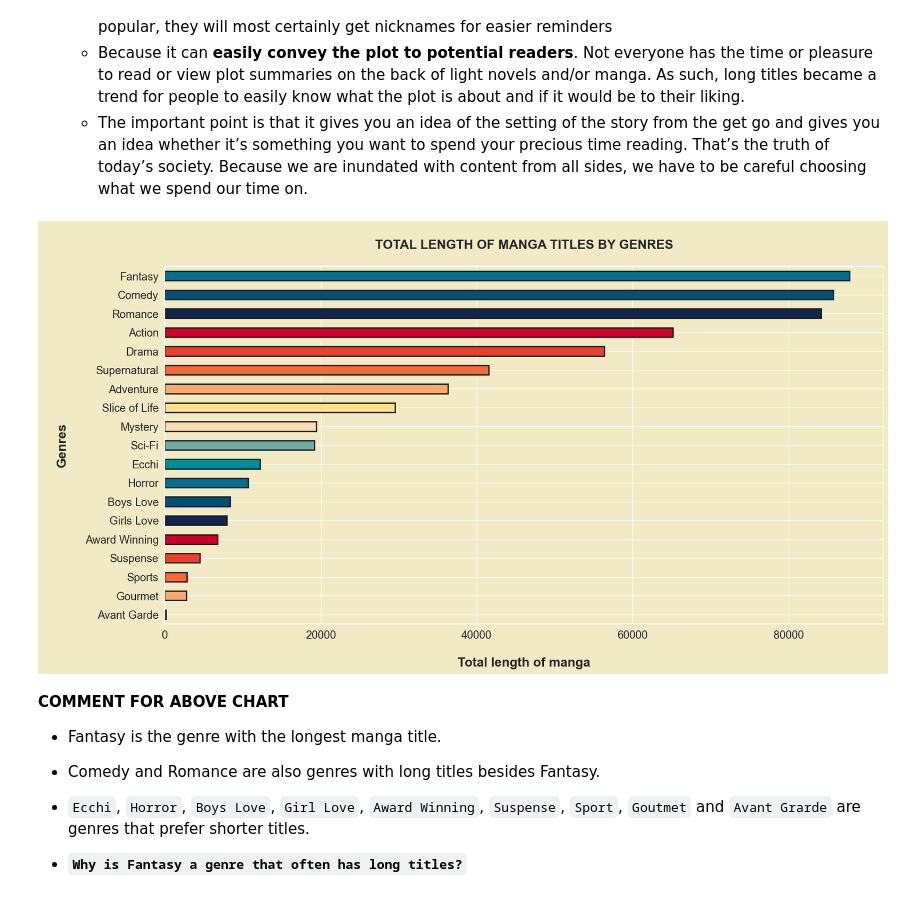
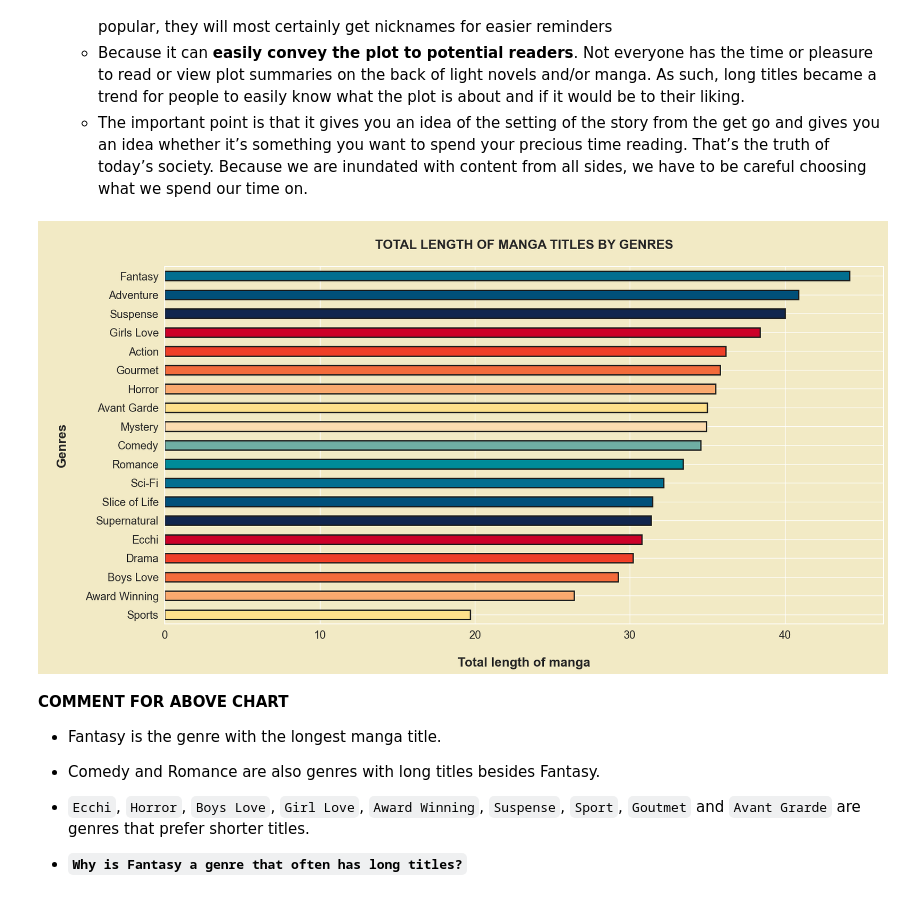
Before and after one commit to duongtruongbinh/IntroDS_FinalProject, a Jupyter notebook: src/Asking_Questions_and_Analyzing.ipynb, the cells around one changed output. Drawn from its saved outputs; the diff is of its cells as text; code cells hidden in the pictures.

```diff
--- a/src/Asking_Questions_and_Analyzing.ipynb
+++ b/src/Asking_Questions_and_Analyzing.ipynb
@@ -79,8 +82,9 @@ memory usage: 813.9+ KB
 # %%
 # Calculating correlation coefficients
 manga_copy_df = manga_df.copy()
+
 correlation_matrix = manga_copy_df[['Chapters', 'Volumes', 'Members', 'Favorite']].corr()
-
+sns.set(rc={"axes.facecolor":"#F2EAC5","figure.facecolor":"#F2EAC5"})
 plt.figure(figsize=(10, 8))
 sns.heatmap(correlation_matrix, annot=True, cmap='coolwarm', fmt='.2f')
 plt.title('Correlation Matrix')
@@ -367,16 +399,16 @@ ax.set_title('\nLENGTH OF MANGA TITLES OVER THE YEARS\n',fontsize=20, weight='bo
 # %%
 manga_copy_df['Genres'] = manga_copy_df['Genres'].apply(eval)
 df = manga_copy_df.explode('Genres').reset_index()
 
 color = ["#FEE08B","#faa96e","#f36b3b","#ef3f28","#CC0028","#11264e","#00507A","#026e90","#008b99","#6faea4","#fcdcb0"]
 
-df1 = df.groupby('Genres')['title_len'].sum().sort_values()
+df1 = df.groupby('Genres')['title_len'].mean().sort_values()
 ax = df1.plot(kind='barh', figsize=(20,10), edgecolor ="#1c1c1c", linewidth=2, color=color,stacked=True, fontsize=17)
 ax.set_xlabel('\nTotal length of manga', fontsize=20, weight='bold')
 ax.set_ylabel('\nGenres\n', fontsize=20, weight='bold');
 ax.set_title('\nTOTAL LENGTH OF MANGA TITLES BY GENRES\n',fontsize=20, weight='bold');
 # %% [output]
-[figure, old version]
+[figure, new version]
 # %% [markdown]
 **COMMENT FOR ABOVE CHART**
 
```
Also changed, not shown: parts of 10 cells of this notebook.
